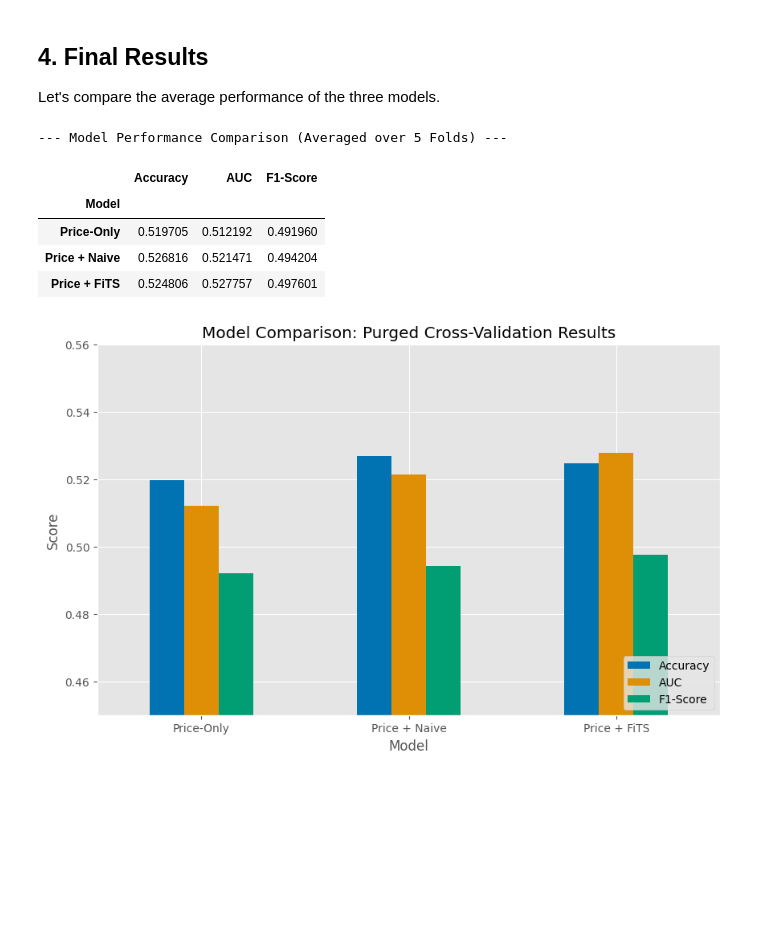
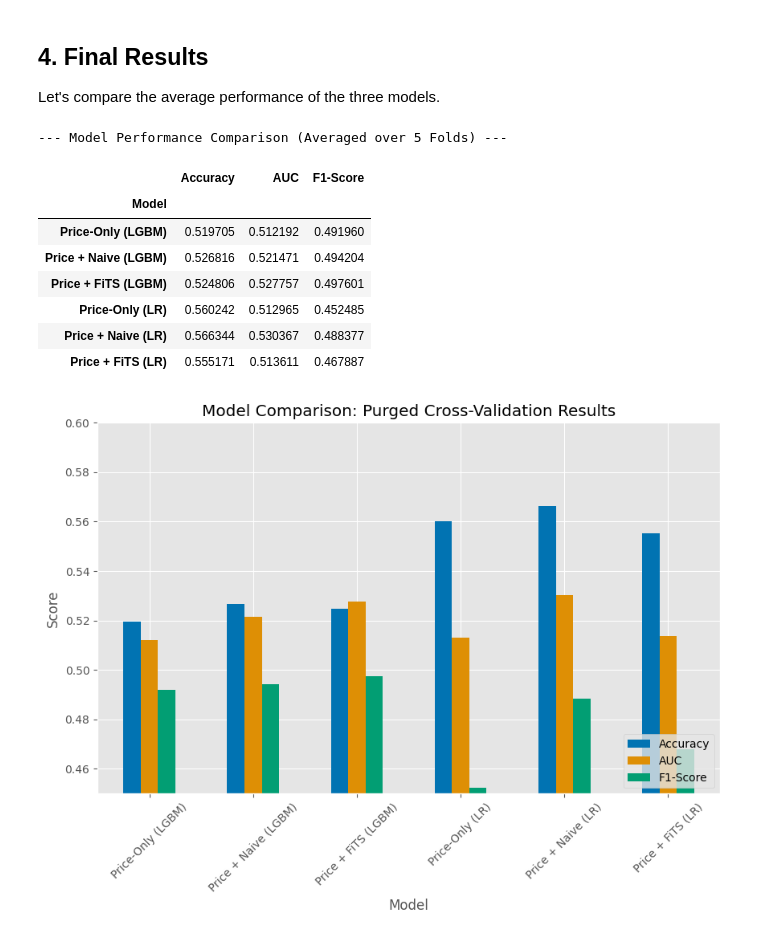
Before and after one commit to Mnd6502/FITS-market-signal, a Jupyter notebook: model_evaluation.ipynb, the cells around one changed output. Drawn from its saved outputs; the diff is of its cells as text; code cells hidden in the pictures; blank space fills up the shorter version.

```diff
--- a/model_evaluation.ipynb
+++ b/model_evaluation.ipynb
@@ -116,3 +118,15 @@ plt.legend()
 plt.show()
 # %% [output]
 [figure]
+# %%
+plt.figure(figsize=(15, 6))
+
+# Calculate 20-day rolling average
+df['naive_pos_ma20'] = df['naive_pos'].rolling(window=20).mean()
+df['fits_pos_ma20'] = df['fits_pos'].rolling(window=20).mean()
+plt.plot(df.index, df['naive_pos_ma20'], label='Naive Positive (20-day MA)', alpha=0.8, linestyle='--')
+plt.plot(df.index, df['fits_pos_ma20'], label='FiTS Positive (20-day MA)', alpha=0.9, linewidth=1.5)
+plt.title('Naive vs. FiTS Positive Sentiment (Rolling 20-day Avg)')
+plt.ylabel('Sentiment Score')
+plt.legend()
+plt.show()
@@ -288,11 +340,8 @@ model_to_use = lgb.LGBMClassifier(random_state=42)
 # %%
-# Run experiments
-results_price = run_cross_validation(model_to_use, X_price, y, purged_cv)
-print("...Price-Only model complete.")
-results_naive = run_cross_validation(model_to_use, X_naive, y, purged_cv)
-print("...Price + Naive model complete.")
-results_fits = run_cross_validation(model_to_use, X_fits, y, purged_cv)
-print("...Price + FiTS model complete.")
+# --- Run LightGBM Models (No Scaling) ---
+lgbm_price = run_cv_lgbm("Price-Only", X_price, y, purged_cv)
+lgbm_naive = run_cv_lgbm("Price + Naive", X_naive, y, purged_cv)
+lgbm_fits = run_cv_lgbm("Price + FiTS", X_fits, y, purged_cv)
 
-print("\nCross-Validation complete.")
+print("\n--- LightGBM models complete. ---\n")
 # %% [output]
@@ -315,0 +365,8 @@ Cross-Validation complete.
+# %%
+# --- Run Logistic Regression Models (Scaled) ---
+lr_model = LogisticRegression(random_state=42)
+lr_price = run_cv_scaled("Price-Only", lr_model, X_price, y, purged_cv)
+lr_naive = run_cv_scaled("Price + Naive", lr_model, X_naive, y, purged_cv)
+lr_fits = run_cv_scaled("Price + FiTS", lr_model, X_fits, y, purged_cv)
+
+print("\nCross-Validation complete.")
@@ -319,8 +397,11 @@ Let's compare the average performance of the three models.
 # %%
 # Display the final results
 results_df = pd.DataFrame(
-    [results_price, results_naive, results_fits],
-    index=["Price-Only", "Price + Naive", "Price + FiTS"]
+    [lgbm_price, lgbm_naive, lgbm_fits, lr_price, lr_naive, lr_fits],
+    index=[
+        "Price-Only (LGBM)", "Price + Naive (LGBM)", "Price + FiTS (LGBM)",
+        "Price-Only (LR)", "Price + Naive (LR)", "Price + FiTS (LR)"
+    ]
 )
 
 results_df.index.name = "Model"
@@ -331,20 +412,23 @@ results_df
 --- Model Performance Comparison (Averaged over 5 Folds) ---
 |  | Accuracy | AUC | F1-Score |
 | Model |  |  |  |
-| Price-Only | 0.519705 | 0.512192 | 0.491960 |
-| Price + Naive | 0.526816 | 0.521471 | 0.494204 |
-| Price + FiTS | 0.524806 | 0.527757 | 0.497601 |
+| Price-Only (LGBM) | 0.519705 | 0.512192 | 0.491960 |
+| Price + Naive (LGBM) | 0.526816 | 0.521471 | 0.494204 |
+| Price + FiTS (LGBM) | 0.524806 | 0.527757 | 0.497601 |
+| Price-Only (LR) | 0.560242 | 0.512965 | 0.452485 |
+| Price + Naive (LR) | 0.566344 | 0.530367 | 0.488377 |
+| Price + FiTS (LR) | 0.555171 | 0.513611 | 0.467887 |
 # %%
 # Plot the results
 results_df.plot(
     kind='bar',
     figsize=(10, 6),
     title='Model Comparison: Purged Cross-Validation Results',
-    rot=0
+    rot=45
 )
 plt.ylabel('Score')
-plt.ylim(0.45, 0.56) # Zoom in on the performance
+plt.ylim(0.45, 0.6) # Zoom in on the performance
 plt.legend(loc='lower right')
 plt.show()
 # %% [output]
-[figure, old version]
+[figure, new version]
```
Also changed, not shown: parts of 7 cells of this notebook.
